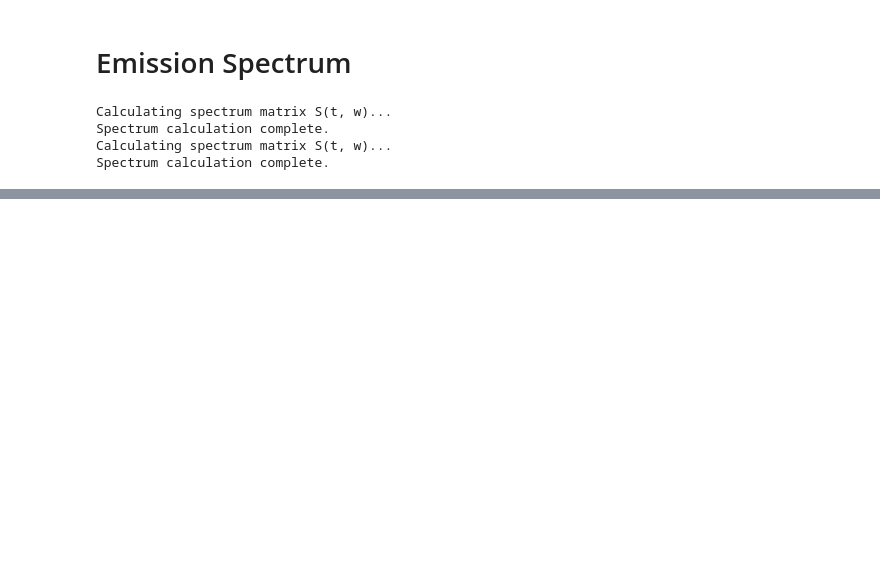
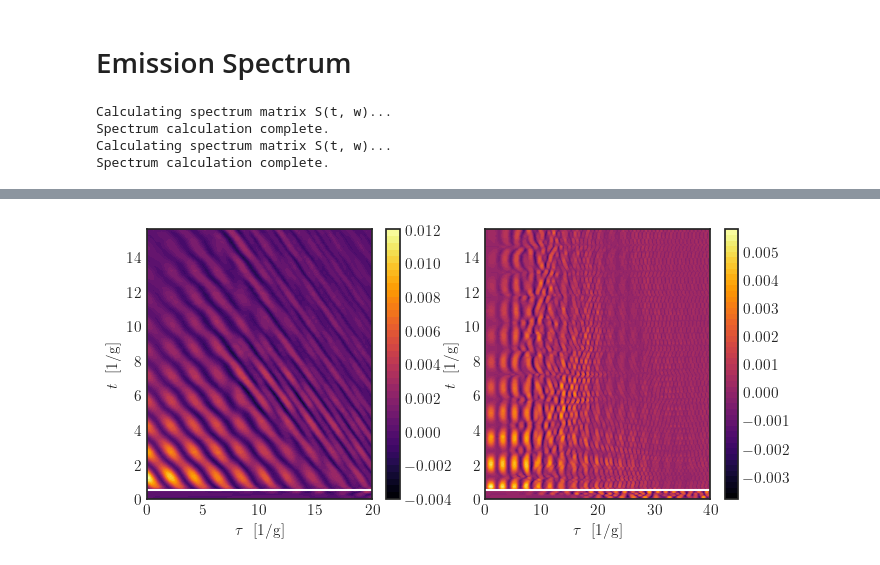
Before and after one commit to juardilag/Pulsed-cQED, a Jupyter notebook: test.ipynb, the cells around one changed output, grey strips where cells are left out. Cells and saved outputs as stored; diff of their text form; code cells hidden in the pictures; blank space fills up the shorter version.

```diff
--- a/test.ipynb
+++ b/test.ipynb
@@ -226,0 +262,18 @@ plt.show()
+# %%
+fig, ax = plt.subplots(1, 2, figsize=(8, 3.5))
+
+plot_1 = ax[0].contourf(tau_array_pos, t_array, jnp.real(G2_light_matrix), levels = 50, cmap = 'inferno')
+ax[0].set_xlabel(r'$\tau \ $ [1/g]')
+ax[0].set_ylabel(r'$t \ $ [1/g]')
+ax[0].axhline(2*t_lim, color = 'w')
+ax[0].set_xlim(0, 20)
+cbar_light = fig.colorbar(plot_1, ax=ax[0])
+
+plot_2 = ax[1].contourf(tau_array_pos, t_array, jnp.real(G2_atom_matrix), levels = 50, cmap = 'inferno')
+ax[1].set_xlabel(r'$\tau \ $ [1/g]')
+ax[1].set_ylabel(r'$t \ $ [1/g]')
+ax[1].axhline(2*t_lim, color = 'w')
+ax[1].set_xlim(0, 40)
+cbar_atom = fig.colorbar(plot_2, ax=ax[1])
+# %% [output]
+[figure, added]
```
Also changed, not shown: parts of 12 cells of this notebook.
